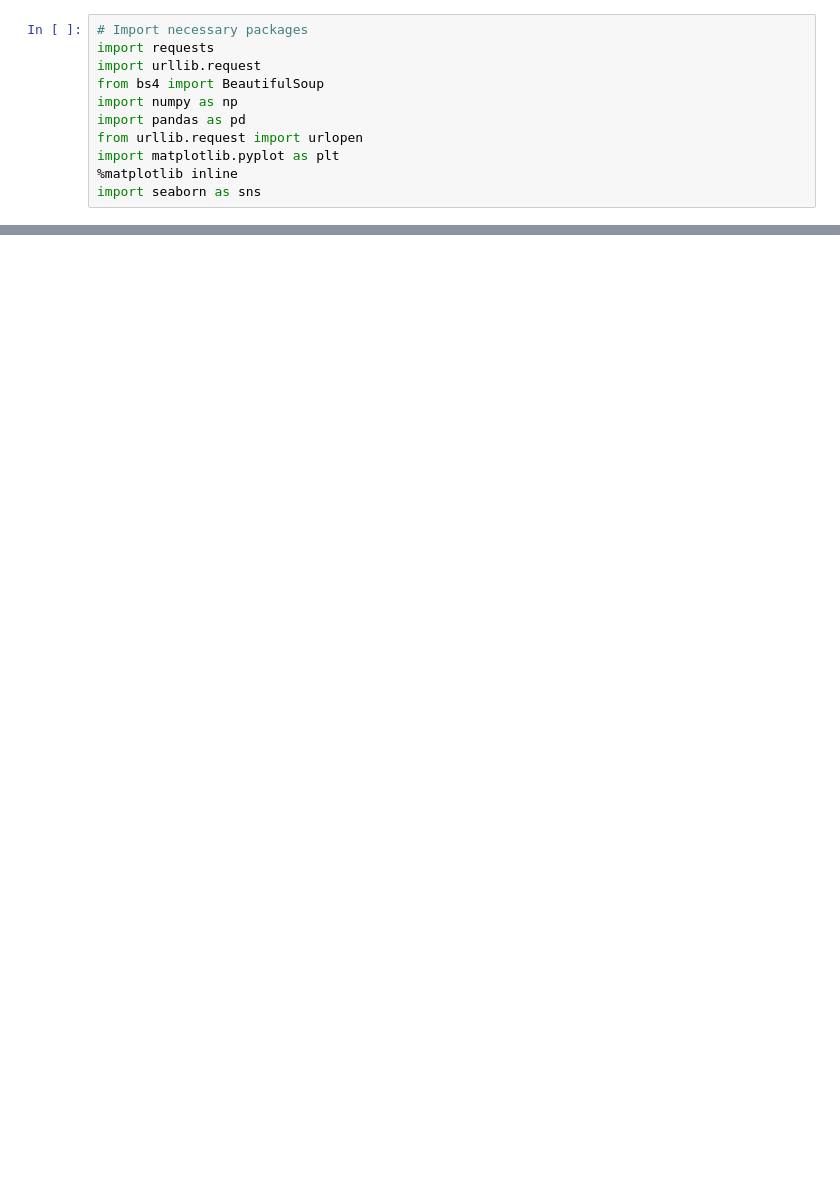
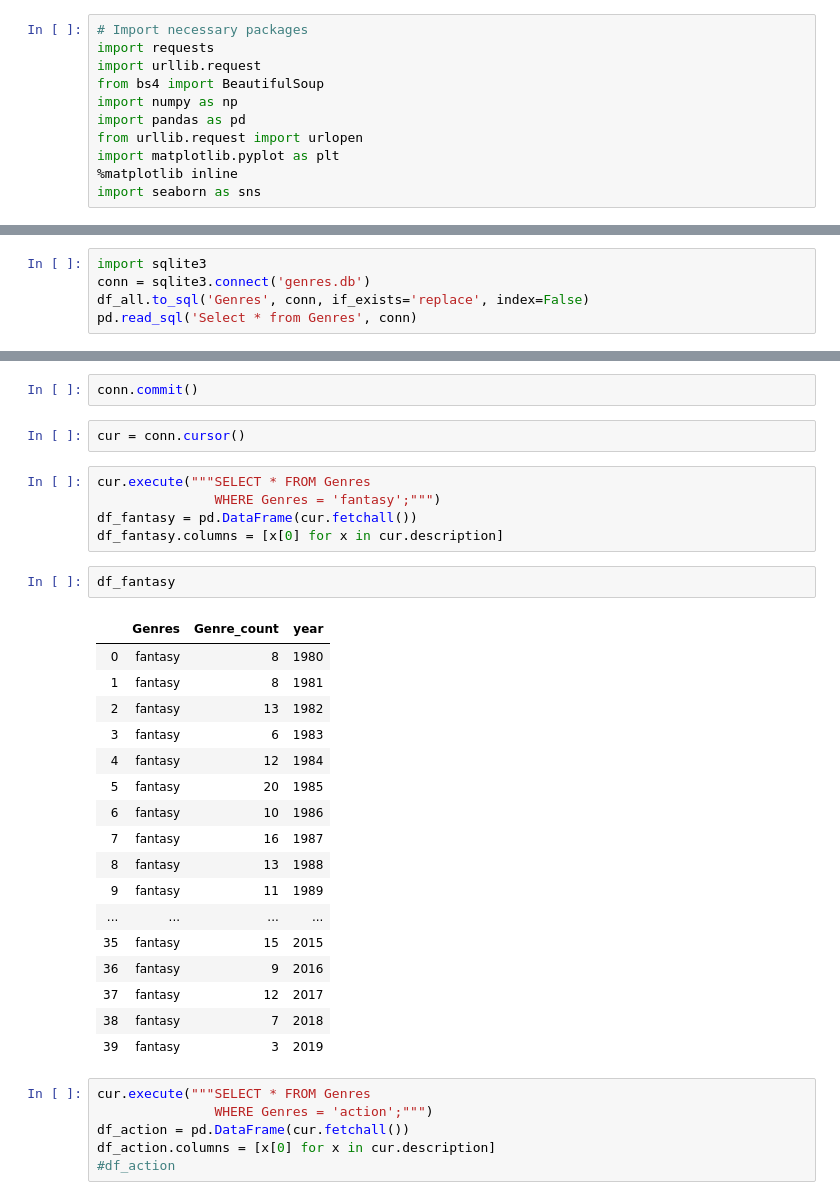
Before and after one commit to lauravlad/Events-and-movies, a Jupyter notebook: IMDB_scraping_popularity_for one year.ipynb, the cells around one changed output, grey strips where cells are left out. Saved outputs shown, nothing was run; the diff lists cells and outputs as text; blank space fills up the shorter version.

```diff
--- a/IMDB_scraping_popularity_for one year.ipynb
+++ b/IMDB_scraping_popularity_for one year.ipynb
@@ -155,0 +337,5 @@ df.head()
+# %%
+import sqlite3
+conn = sqlite3.connect('genres.db')
+df_all.to_sql('Genres', conn, if_exists='replace', index=False)
+pd.read_sql('Select * from Genres', conn)
@@ -155,0 +356,35 @@ df.head()
+# %%
+conn.commit()
+# %%
+cur = conn.cursor()
+# %%
+cur.execute("""SELECT * FROM Genres
+               WHERE Genres = 'fantasy';""")
+df_fantasy = pd.DataFrame(cur.fetchall())
+df_fantasy.columns = [x[0] for x in cur.description]
+# %%
+df_fantasy
+# %% [output]
+|  | Genres | Genre_count | year |
+| 0 | fantasy | 8 | 1980 |
+| 1 | fantasy | 8 | 1981 |
+| 2 | fantasy | 13 | 1982 |
+| 3 | fantasy | 6 | 1983 |
+| 4 | fantasy | 12 | 1984 |
+| 5 | fantasy | 20 | 1985 |
+| 6 | fantasy | 10 | 1986 |
+| 7 | fantasy | 16 | 1987 |
+| 8 | fantasy | 13 | 1988 |
+| 9 | fantasy | 11 | 1989 |
+| ... | ... | ... | ... |
+| 35 | fantasy | 15 | 2015 |
+| 36 | fantasy | 9 | 2016 |
+| 37 | fantasy | 12 | 2017 |
+| 38 | fantasy | 7 | 2018 |
+| 39 | fantasy | 3 | 2019 |
+# %%
+cur.execute("""SELECT * FROM Genres
+               WHERE Genres = 'action';""")
+df_action = pd.DataFrame(cur.fetchall())
+df_action.columns = [x[0] for x in cur.description]
+#df_action
```
Also changed, not shown: parts of 62 cells of this notebook, 3 other files.
